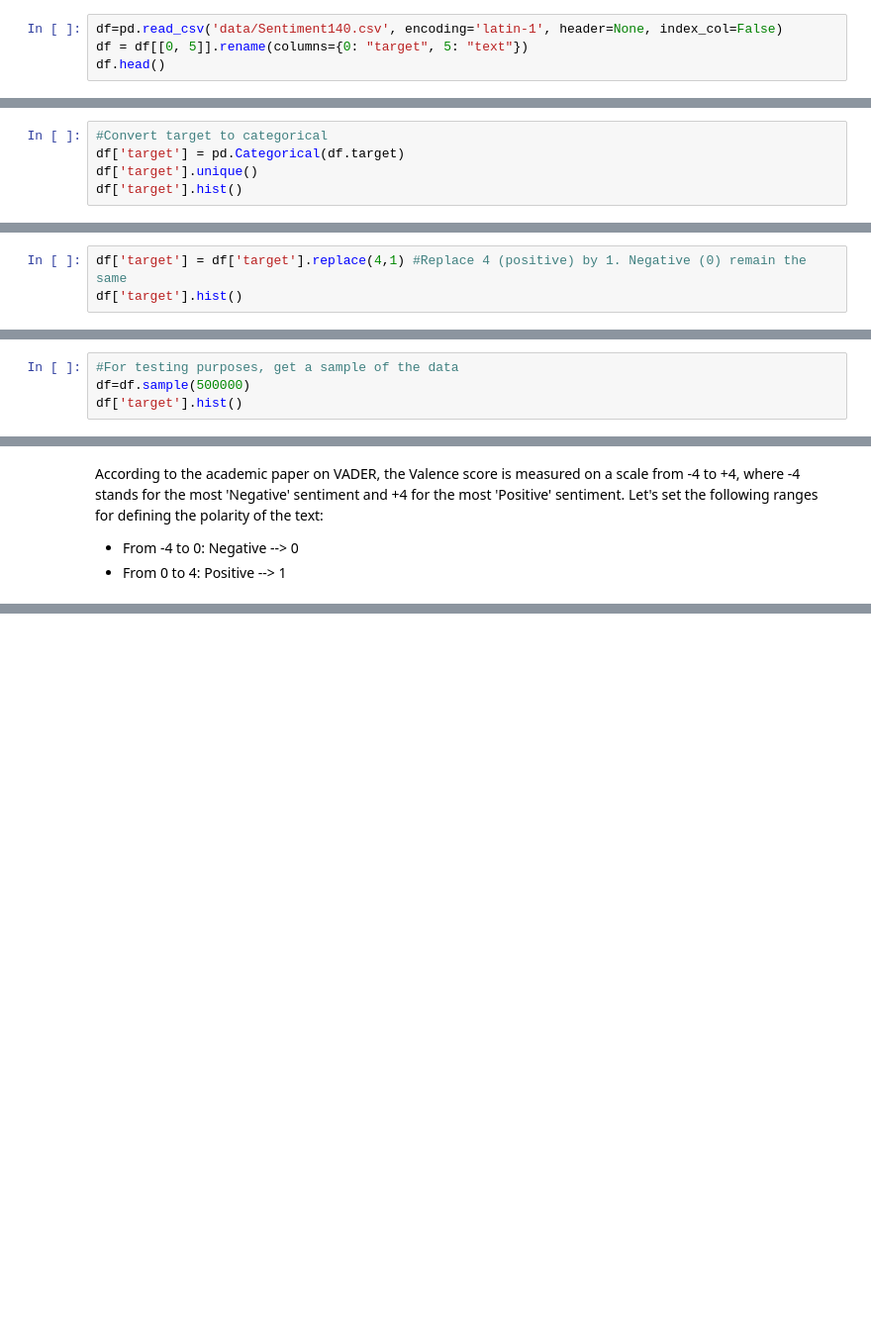
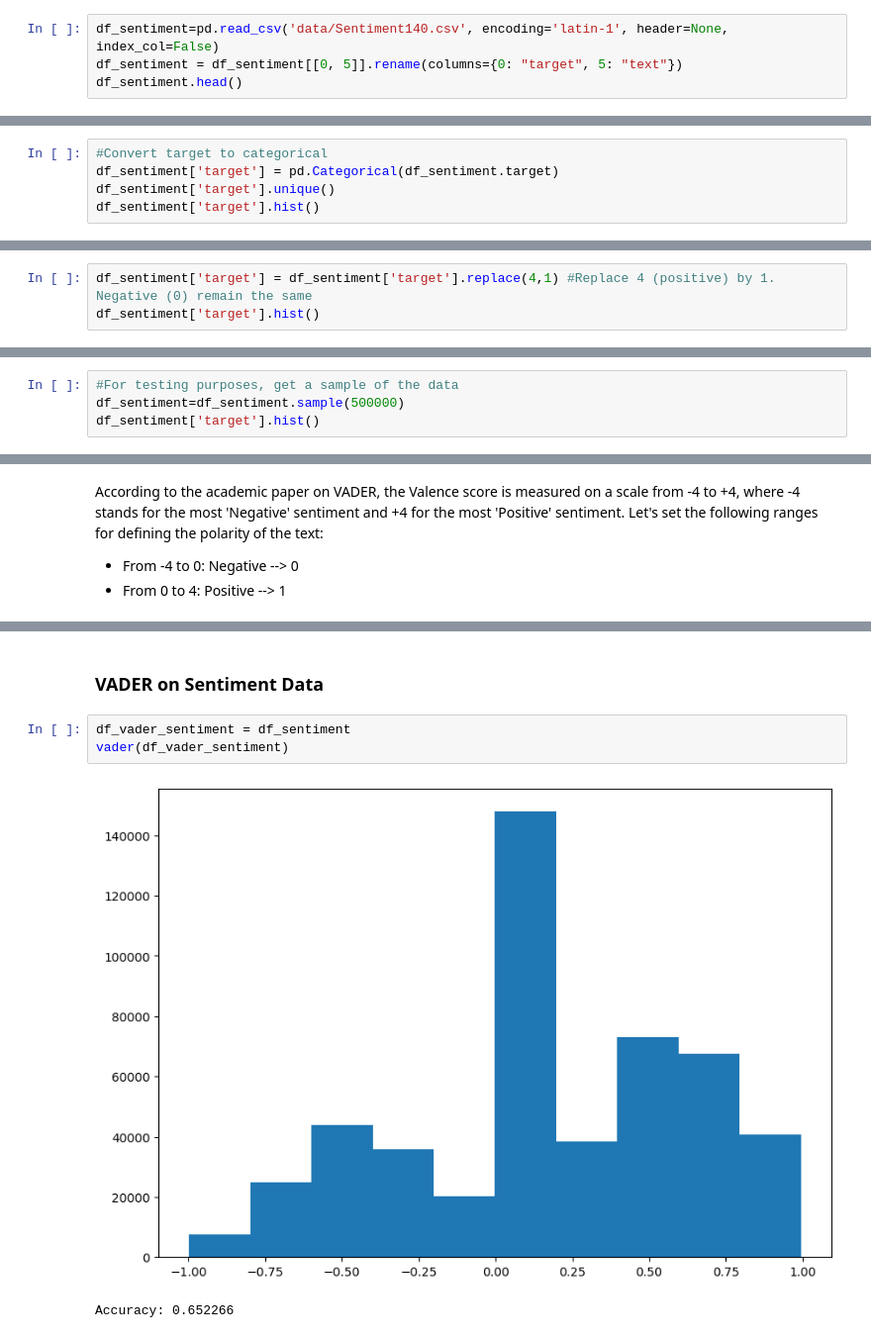
Before and after one commit to milevavantuyl/twitter_sentiment_analysis, a Jupyter notebook: Preprocessing.ipynb, the cells around one changed output, grey strips where cells are left out. Shown at 99% size. Cells and saved outputs as stored; diff of their text form; blank space fills up the shorter version.

```diff
--- a/Preprocessing.ipynb
+++ b/Preprocessing.ipynb
@@ -11,9 +11,9 @@ from helper_functions import *
 # %% [markdown]
 ## Sentiment Data EDA
 # %%
-df=pd.read_csv('data/Sentiment140.csv', encoding='latin-1', header=None, index_col=False)
-df = df[[0, 5]].rename(columns={0: "target", 5: "text"})
-df.head()
+df_sentiment=pd.read_csv('data/Sentiment140.csv', encoding='latin-1', header=None, index_col=False)
+df_sentiment = df_sentiment[[0, 5]].rename(columns={0: "target", 5: "text"})
+df_sentiment.head()
 # %% [output]
 |  | target | text |
 | 0 | 0 | @switchfoot http://twitpic.com/2y... |
@@ -42,7 +42,7 @@ dtypes: int64(1), object(1)
 memory usage: 24.4+ MB
 # %%
 #Convert target to categorical
-df['target'] = pd.Categorical(df.target)
-df['target'].unique()
-df['target'].hist()
+df_sentiment['target'] = pd.Categorical(df_sentiment.target)
+df_sentiment['target'].unique()
+df_sentiment['target'].hist()
 # %% [output]
@@ -51,6 +51,6 @@ df['target'].hist()
 # %% [markdown]
 In this dataset, target values describe the polarity of the tweet (0 = negative, 2 = neutral, 4 = positive). However, there are only negative and positive tags (0 and 4) so let's change those values to 0 = negative, 1 = positive
 # %%
-df['target'] = df['target'].replace(4,1) #Replace 4 (positive) by 1. Negative (0) remain the same
-df['target'].hist()
+df_sentiment['target'] = df_sentiment['target'].replace(4,1) #Replace 4 (positive) by 1. Negative (0) remain the same
+df_sentiment['target'].hist()
 # %% [output]
@@ -58,6 +58,6 @@ df['target'].hist()
 [figure]
 # %%
 #For testing purposes, get a sample of the data
-df=df.sample(500000)
-df['target'].hist()
+df_sentiment=df_sentiment.sample(500000)
+df_sentiment['target'].hist()
 # %% [output]
@@ -293,0 +297,8 @@ Accuracy: 0.7401041036194166
+# %% [markdown]
+### VADER on Sentiment Data
+# %%
+df_vader_sentiment = df_sentiment
+vader(df_vader_sentiment)
+# %% [output]
+[figure, added]
+Accuracy: 0.652266
```
Also changed, not shown: parts of 41 cells of this notebook.
